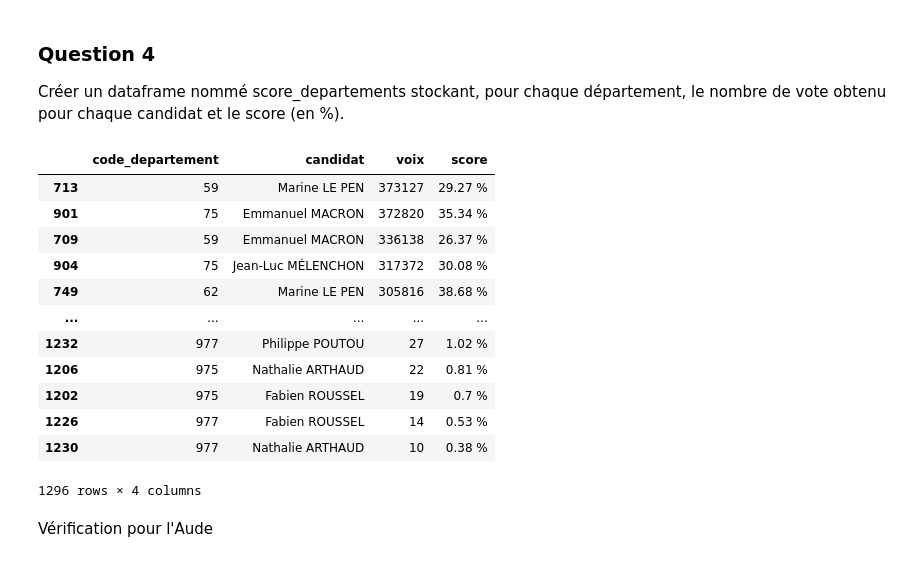
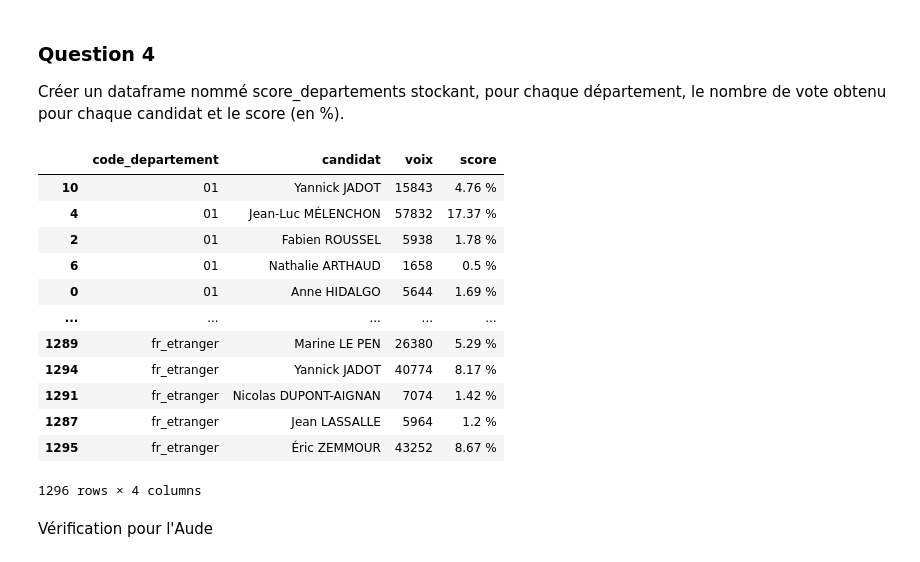
Before and after one commit to LR-Matteo/DM-Python-DataScience, a Jupyter notebook: DM_elections.ipynb, the cells around one changed output. Cells and saved outputs as stored; diff of their text form; code cells hidden in the pictures.

```diff
--- a/DM_elections.ipynb
+++ b/DM_elections.ipynb
@@ -162,29 +169,29 @@ nombre de vote obtenu pour chaque candidat et le score (en %).
 # %%
 score_departements = df_votes_exprimes.groupby(
     ["code_departement", "candidat"])["voix"].sum().reset_index()
 
 total_dep = score_departements.groupby("code_departement")["voix"].sum().reset_index()
 total_dep = total_dep.rename(columns={"voix": "total_dep"})
 
 score_departements = score_departements.merge(total_dep, on="code_departement")
 score_departements["score"] = (score_departements["voix"] / score_departements["total_dep"] * 100 ).round(2)
 score_departements = score_departements.drop(columns="total_dep")
 score_departements = score_departements.sort_values(["voix", "score"], ascending=False)
 score_departements["score"] = score_departements["score"].astype(str) + " %"
-score_departements
+score_departements.sort_values('code_departement')
 # %% [output]
 |  | code_departement | candidat | voix | score |
-| 713 | 59 | Marine LE PEN | 373127 | 29.27 % |
-| 901 | 75 | Emmanuel MACRON | 372820 | 35.34 % |
-| 709 | 59 | Emmanuel MACRON | 336138 | 26.37 % |
-| 904 | 75 | Jean-Luc MÉLENCHON | 317372 | 30.08 % |
-| 749 | 62 | Marine LE PEN | 305816 | 38.68 % |
+| 10 | 01 | Yannick JADOT | 15843 | 4.76 % |
+| 4 | 01 | Jean-Luc MÉLENCHON | 57832 | 17.37 % |
+| 2 | 01 | Fabien ROUSSEL | 5938 | 1.78 % |
+| 6 | 01 | Nathalie ARTHAUD | 1658 | 0.5 % |
+| 0 | 01 | Anne HIDALGO | 5644 | 1.69 % |
 | ... | ... | ... | ... | ... |
-| 1232 | 977 | Philippe POUTOU | 27 | 1.02 % |
-| 1206 | 975 | Nathalie ARTHAUD | 22 | 0.81 % |
-| 1202 | 975 | Fabien ROUSSEL | 19 | 0.7 % |
-| 1226 | 977 | Fabien ROUSSEL | 14 | 0.53 % |
-| 1230 | 977 | Nathalie ARTHAUD | 10 | 0.38 % |
+| 1289 | fr_etranger | Marine LE PEN | 26380 | 5.29 % |
+| 1294 | fr_etranger | Yannick JADOT | 40774 | 8.17 % |
+| 1291 | fr_etranger | Nicolas DUPONT-AIGNAN | 7074 | 1.42 % |
+| 1287 | fr_etranger | Jean LASSALLE | 5964 | 1.2 % |
+| 1295 | fr_etranger | Éric ZEMMOUR | 43252 | 8.67 % |
 1296 rows × 4 columns
 # %% [markdown]
 Vérification pour l'Aude
```
Also changed, not shown: parts of 6 cells of this notebook, 1 other file.
